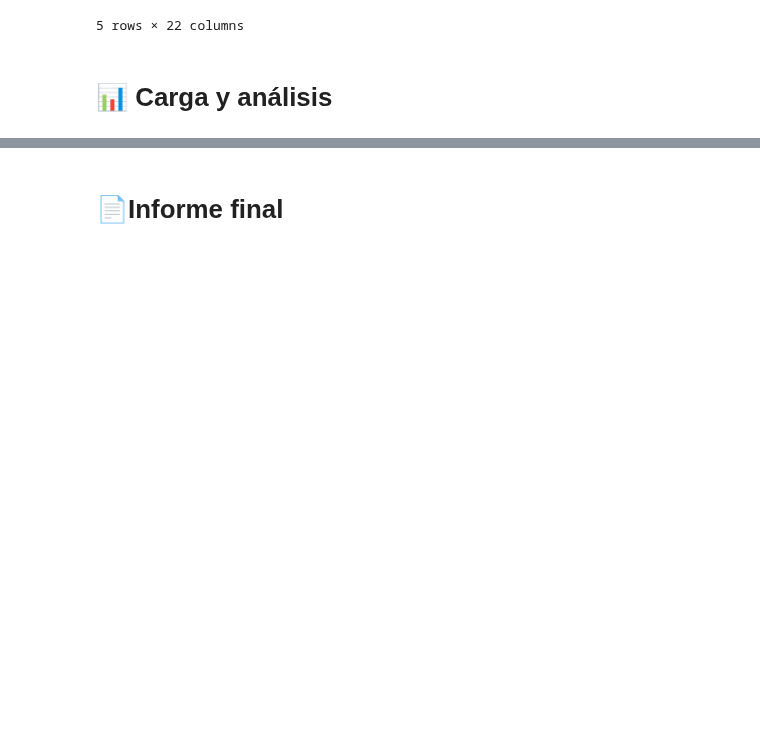
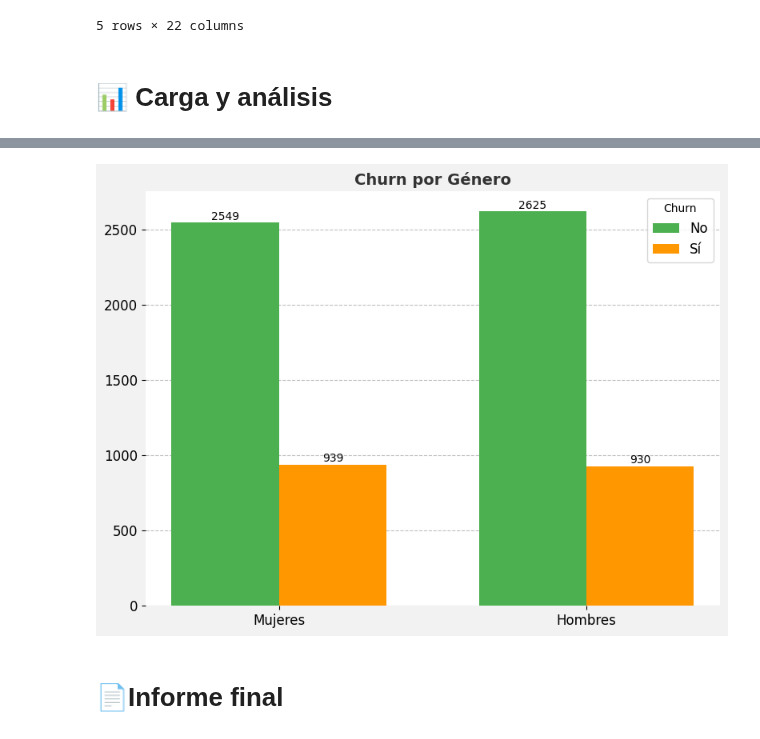
Before and after one commit to paulosky311/Challenge-Alura-Store, a Jupyter notebook: Challenger_Telecom.ipynb, the cells around one changed output, grey strips where cells are left out. Drawn from its saved outputs; the diff is of its cells as text; code cells hidden in the pictures; blank space fills up the shorter version.

```diff
--- a/Challenger_Telecom.ipynb
+++ b/Challenger_Telecom.ipynb
@@ -361,2 +315,55 @@ plt.show()
+# %%
+import matplotlib.pyplot as plt
+import seaborn as sns
+
+# Contar churn por género
+churn_genero = df_normalizado.groupby(['genero', 'churn']).size().unstack().fillna(0)
+
+# Renombrar índices
+churn_genero.index = churn_genero.index.map({'Female': 'Mujeres', 'Male': 'Hombres'})
+
+# Configuración estética
+colors = ['#4CAF50', '#FF9800']  # Verde (No), Naranjo (Sí)
+bar_width = 0.35
+index = range(len(churn_genero))
+
+# Crear figura
+fig, ax = plt.subplots(figsize=(8, 6), facecolor='#f2f2f2')
+
+# Barras para "No" (0) and "Sí" (1)
+bars_no = ax.bar(index, churn_genero[0], bar_width, label='No', color=colors[0])
+bars_si = ax.bar([i + bar_width for i in index], churn_genero[1], bar_width, label='Sí', color=colors[1])
+
+# Etiquetas de valores sobre las barras
+for bar in bars_no:
+    height = bar.get_height()
+    ax.text(bar.get_x() + bar.get_width() / 2, height + 2, f'{int(height)}',
+            ha='center', va='bottom', fontsize=10, color='black')
+
+for bar in bars_si:
+    height = bar.get_height()
+    ax.text(bar.get_x() + bar.get_width() / 2, height + 2, f'{int(height)}',
+            ha='center', va='bottom', fontsize=10, color='black')
+
+# Título y etiquetas
+ax.set_title('Churn por Género', fontsize=14, weight='bold', color='#333333')
+ax.set_xticks([i + bar_width / 2 for i in index])
+ax.set_xticklabels(churn_genero.index, fontsize=12)
+ax.tick_params(axis='y', labelsize=12)
+
+# Estética limpia
+for spine in ['top', 'right', 'left', 'bottom']:
+    ax.spines[spine].set_visible(False)
+
+ax.yaxis.grid(True, linestyle='--', color='gray', alpha=0.5)
+ax.set_axisbelow(True)
+
+# Leyenda
+ax.legend(title='Churn', fontsize=12)
+
+plt.tight_layout()
+plt.show()
+# %% [output]
+[figure, added]
 # %% [markdown]
 # 📄Informe final
```
Also changed, not shown: parts of 3 cells of this notebook.
